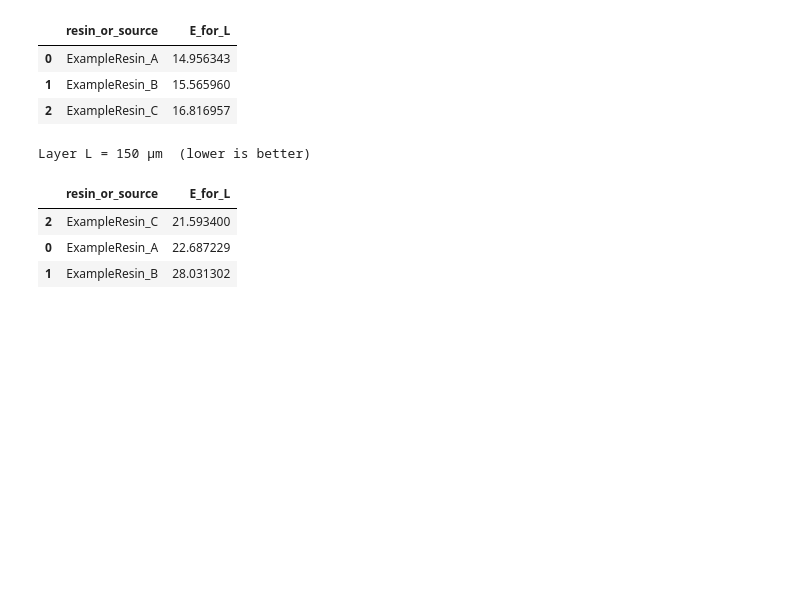
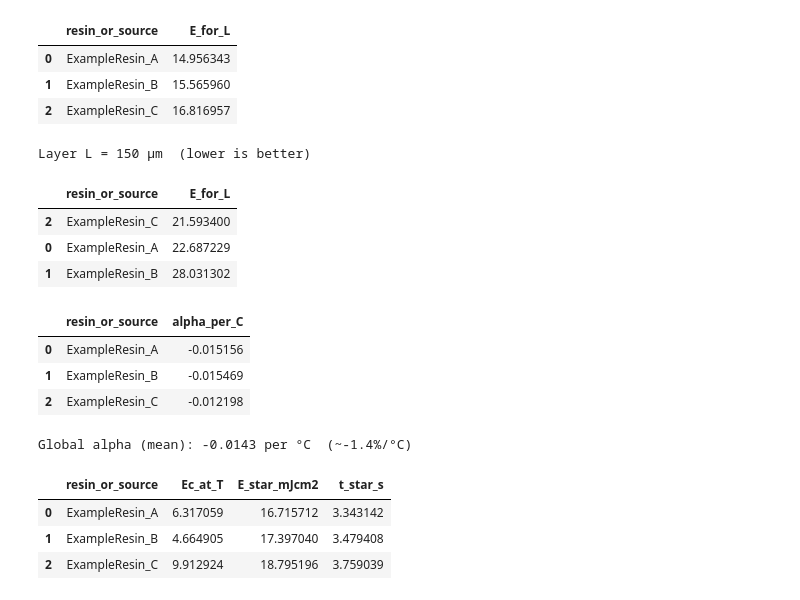
Before and after one commit to nyee88/tvam_resin_mini, a Jupyter notebook: notebooks/01_working_curve.ipynb, the cells around one changed output. Saved outputs shown, nothing was run; the diff lists cells and outputs as text; code cells hidden in the pictures; blank space fills up the shorter version.

```diff
--- a/notebooks/01_working_curve.ipynb
+++ b/notebooks/01_working_curve.ipynb
@@ -86,3 +86,65 @@ Layer L = 150 µm  (lower is better)
 | 2 | ExampleResin_C | 21.593400 |
 | 0 | ExampleResin_A | 22.687229 |
 | 1 | ExampleResin_B | 28.031302 |
+# %%
+# --- Method A: Learn alpha (two points per resin) and apply it globally ---
+
+import numpy as np
+import pandas as pd
+
+# Assumes you already have df with columns: resin_or_source, Ec_mJ_cm2, Dp_um
+# df.head()
+
+# ==== 1) Config: job + temps ====
+T0_C       = 23.0   # reference temperature for the vendor Ec in df (assume 23°C)
+T_today    = 25.0   # <-- set today's measured temperature
+I_mWcm2    = 5.0    # irradiance at resin plane (mW/cm²)
+L_um       = 100    # target cured depth (≈ layer thickness)
+safety     = 1.15   # small cushion
+
+# ==== 2) Minimal calibration data: Ec at two temps per resin ====
+# Replace these with your measured (or synthetic) pairs.
+ec_pairs = pd.DataFrame({
+    "resin_or_source": ["ExampleResin_A","ExampleResin_B","ExampleResin_C"],
+    "T1_C":            [22.0, 22.0, 22.0],
+    "Ec1_mJcm2":       [6.8,  5.0, 10.5],   # Ec measured at T1
+    "T2_C":            [26.0, 26.0, 26.0],
+    "Ec2_mJcm2":       [6.4,  4.7, 10.0],   # Ec measured at T2
+})
+
+# ==== 3) Per-resin alpha from two points: alpha = d(ln Ec)/dT ====
+dT = ec_pairs["T2_C"] - ec_pairs["T1_C"]
+ec_pairs["alpha_per_C"] = (np.log(ec_pairs["Ec2_mJcm2"]) - np.log(ec_pairs["Ec1_mJcm2"])) / dT
+
+# (Optional sanity) show per-resin α
+display(ec_pairs[["resin_or_source","alpha_per_C"]])
+
+# ==== 4) Choose a global alpha (simple mean of per-resin) ====
+alpha_global = ec_pairs["alpha_per_C"].mean()
+print(f"Global alpha (mean): {alpha_global:.4f} per °C  (~{100*alpha_global:.1f}%/°C)")
+
+# ==== 5) Temperature-adjust Ec to today's T and compute dose/time ====
+# Assume df['Ec_mJ_cm2'] is defined at T0_C. Adjust to today's T:
+Ec_T = df["Ec_mJ_cm2"] * np.exp(alpha_global * (T_today - T0_C))
+
+# Dose for target layer with safety, then time = dose / I
+E_star_T = safety * Ec_T * np.exp(L_um / df["Dp_um"])
+t_star_T = E_star_T / I_mWcm2
+
+result = df.assign(
+    Ec_at_T=Ec_T,
+    E_star_mJcm2=E_star_T,
+    t_star_s=t_star_T
+)[["resin_or_source","Ec_at_T","E_star_mJcm2","t_star_s"]].sort_values("t_star_s")
+
+display(result)
+# %% [output]
+|  | resin_or_source | alpha_per_C |
+| 0 | ExampleResin_A | -0.015156 |
+| 1 | ExampleResin_B | -0.015469 |
+| 2 | ExampleResin_C | -0.012198 |
+Global alpha (mean): -0.0143 per °C  (~-1.4%/°C)
+|  | resin_or_source | Ec_at_T | E_star_mJcm2 | t_star_s |
+| 0 | ExampleResin_A | 6.317059 | 16.715712 | 3.343142 |
+| 1 | ExampleResin_B | 4.664905 | 17.397040 | 3.479408 |
+| 2 | ExampleResin_C | 9.912924 | 18.795196 | 3.759039 |
```
